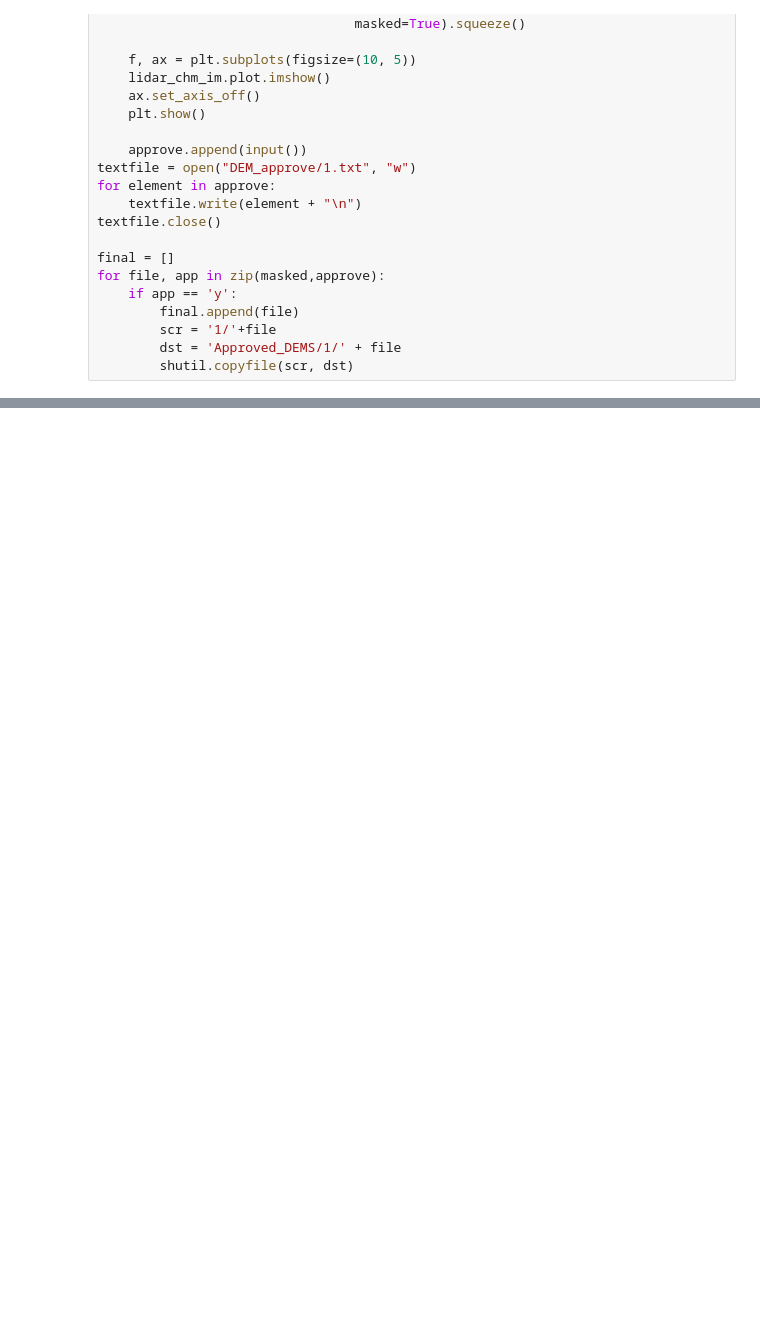
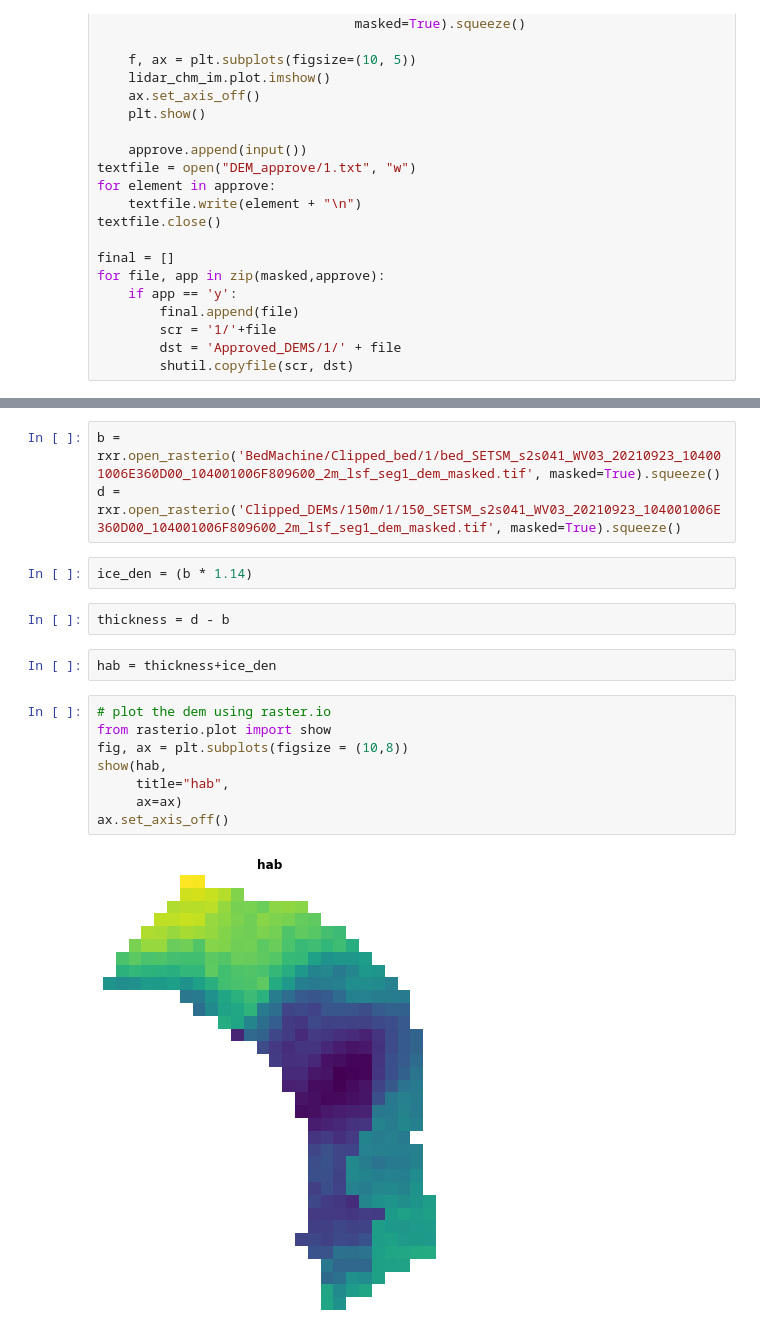
Before and after one commit to sgoliber/TerminusMorpho, a Jupyter notebook: DEM_processing.ipynb, the cells around one changed output, grey strips where cells are left out. Cells and saved outputs as stored; diff of their text form; blank space fills up the shorter version.

```diff
--- a/DEM_processing.ipynb
+++ b/DEM_processing.ipynb
@@ -43,0 +276,19 @@ for file, app in zip(masked,approve):
+# %%
+b = rxr.open_rasterio('BedMachine/Clipped_bed/1/bed_SETSM_s2s041_WV03_20210923_104001006E360D00_104001006F809600_2m_lsf_seg1_dem_masked.tif', masked=True).squeeze()
+d =  rxr.open_rasterio('Clipped_DEMs/150m/1/150_SETSM_s2s041_WV03_20210923_104001006E360D00_104001006F809600_2m_lsf_seg1_dem_masked.tif', masked=True).squeeze()
+# %%
+ice_den = (b * 1.14)
+# %%
+thickness = d - b
+# %%
+hab = thickness+ice_den
+# %%
+# plot the dem using raster.io
+from rasterio.plot import show
+fig, ax = plt.subplots(figsize = (10,8))
+show(hab,
+     title="hab",
+     ax=ax)
+ax.set_axis_off()
+# %% [output]
+[figure, added]
```
Also changed, not shown: parts of 17 cells of this notebook.
